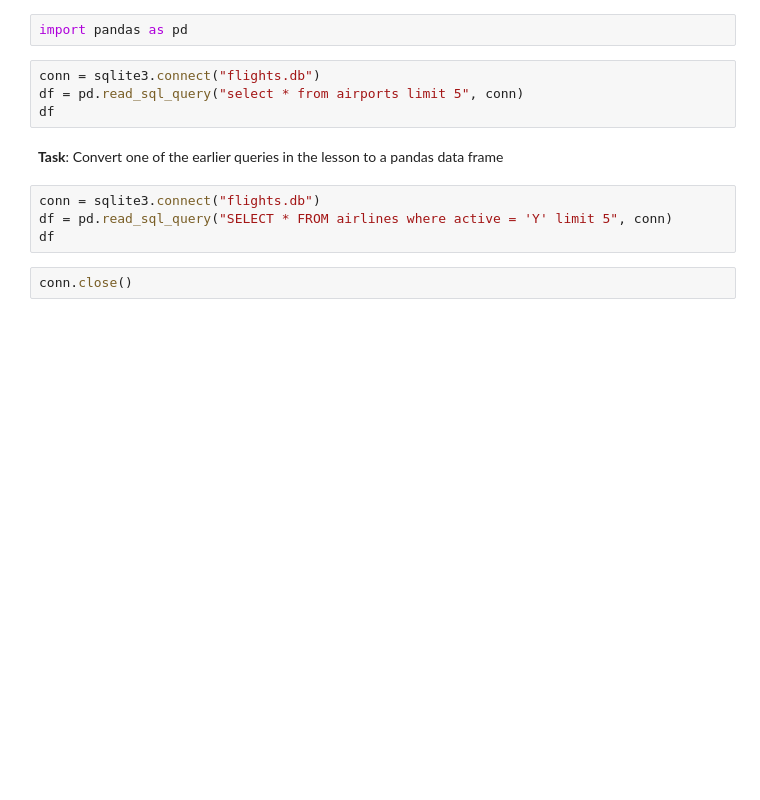
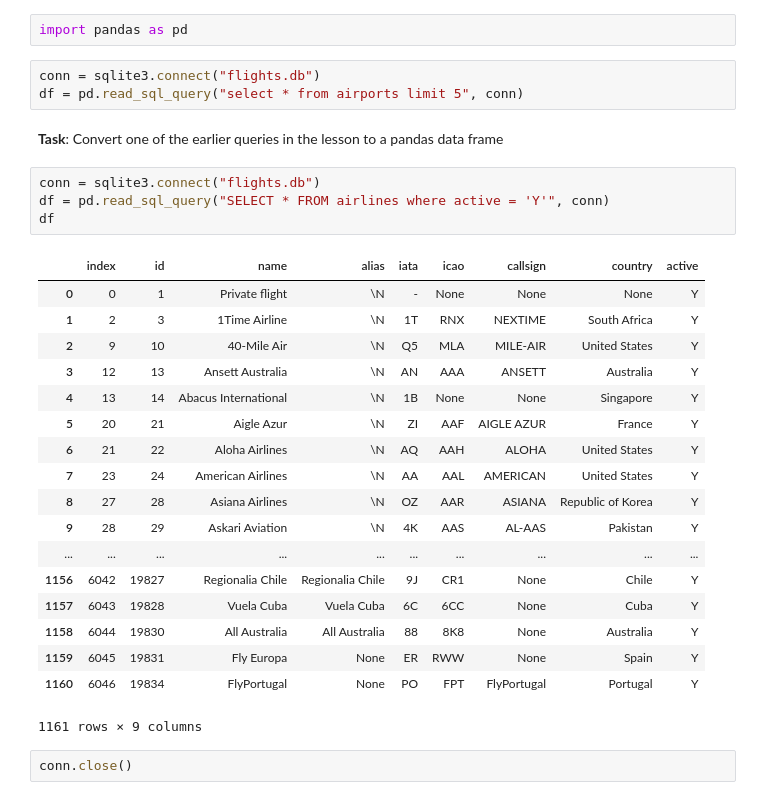
Before and after one commit to tdunkley/ds-atlanta-09_16_19, a Jupyter notebook: module_2/week_1/day_1/SQL.ipynb, the cells around one changed output. Drawn from its saved outputs; the diff is of its cells as text; blank space fills up the shorter version.

```diff
--- a/module_2/week_1/day_1/SQL.ipynb
+++ b/module_2/week_1/day_1/SQL.ipynb
@@ -249,14 +439,32 @@ import pandas as pd
 # %%
 conn = sqlite3.connect("flights.db")
 df = pd.read_sql_query("select * from airports limit 5", conn)
-df
 # %% [markdown]
 **Task**:
 Convert one of the earlier queries in the lesson to a pandas data frame
 # %%
 conn = sqlite3.connect("flights.db")
-df = pd.read_sql_query("SELECT * FROM airlines where active = 'Y' limit 5", conn)
+df = pd.read_sql_query("SELECT * FROM airlines where active = 'Y'", conn)
 df
+# %% [output]
+|  | index | id | name | alias | iata | icao | callsign | country | active |
+| 0 | 0 | 1 | Private flight | \N | - | None | None | None | Y |
+| 1 | 2 | 3 | 1Time Airline | \N | 1T | RNX | NEXTIME | South Africa | Y |
+| 2 | 9 | 10 | 40-Mile Air | \N | Q5 | MLA | MILE-AIR | United States | Y |
+| 3 | 12 | 13 | Ansett Australia | \N | AN | AAA | ANSETT | Australia | Y |
+| 4 | 13 | 14 | Abacus International | \N | 1B | None | None | Singapore | Y |
+| 5 | 20 | 21 | Aigle Azur | \N | ZI | AAF | AIGLE AZUR | France | Y |
+| 6 | 21 | 22 | Aloha Airlines | \N | AQ | AAH | ALOHA | United States | Y |
+| 7 | 23 | 24 | American Airlines | \N | AA | AAL | AMERICAN | United States | Y |
+| 8 | 27 | 28 | Asiana Airlines | \N | OZ | AAR | ASIANA | Republic of Korea | Y |
+| 9 | 28 | 29 | Askari Aviation | \N | 4K | AAS | AL-AAS | Pakistan | Y |
+| ... | ... | ... | ... | ... | ... | ... | ... | ... | ... |
+| 1156 | 6042 | 19827 | Regionalia Chile | Regionalia Chile | 9J | CR1 | None | Chile | Y |
+| 1157 | 6043 | 19828 | Vuela Cuba | Vuela Cuba | 6C | 6CC | None | Cuba | Y |
+| 1158 | 6044 | 19830 | All Australia | All Australia | 88 | 8K8 | None | Australia | Y |
+| 1159 | 6045 | 19831 | Fly Europa | None | ER | RWW | None | Spain | Y |
+| 1160 | 6046 | 19834 | FlyPortugal | None | PO | FPT | FlyPortugal | Portugal | Y |
+1161 rows × 9 columns
 # %%
 conn.close()
 # %% [markdown]
```
Also changed, not shown: parts of 16 cells of this notebook, 1 other file.
